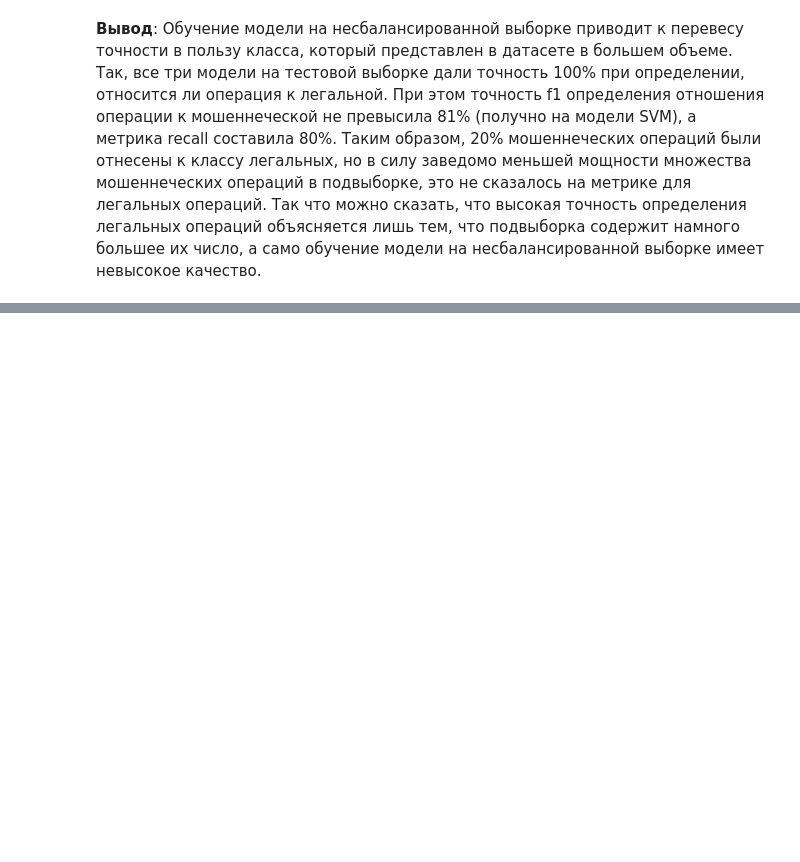
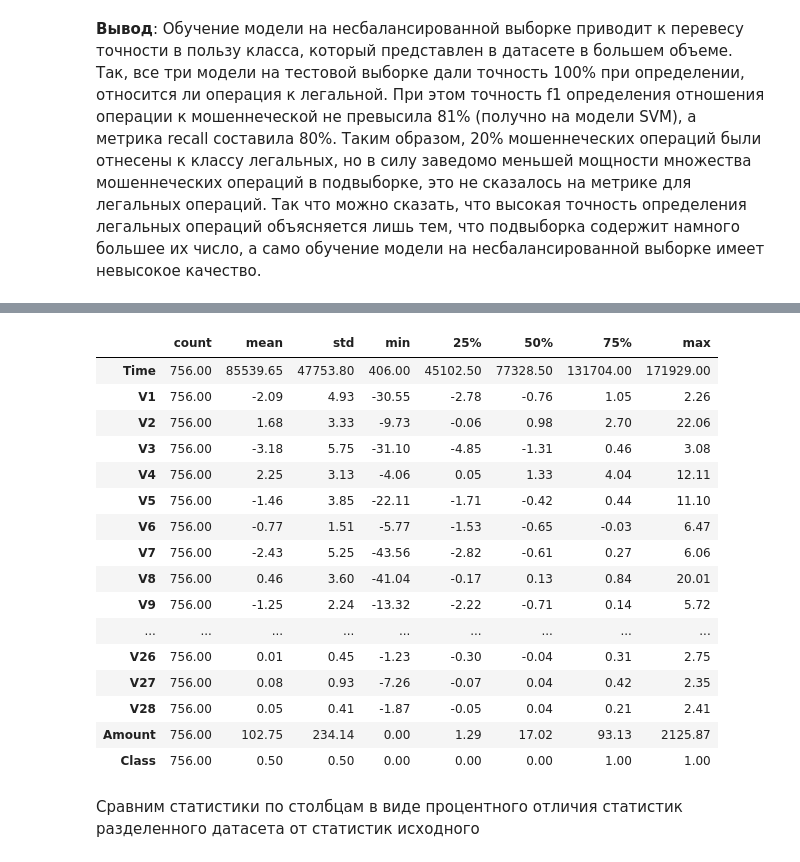
Before and after one commit to EMcHave/ML2, a Jupyter notebook: ML2.ipynb, the cells around one changed output, grey strips where cells are left out. Cells and saved outputs as stored; diff of their text form; code cells hidden in the pictures; blank space fills up the shorter version.

```diff
--- a/ML2.ipynb
+++ b/ML2.ipynb
@@ -423,0 +473,22 @@ ________________________________________________________________________________
+# %%
+x_train_stats
+# %% [output]
+|  | count | mean | std | min | 25% | 50% | 75% | max |
+| Time | 756.00 | 85539.65 | 47753.80 | 406.00 | 45102.50 | 77328.50 | 131704.00 | 171929.00 |
+| V1 | 756.00 | -2.09 | 4.93 | -30.55 | -2.78 | -0.76 | 1.05 | 2.26 |
+| V2 | 756.00 | 1.68 | 3.33 | -9.73 | -0.06 | 0.98 | 2.70 | 22.06 |
+| V3 | 756.00 | -3.18 | 5.75 | -31.10 | -4.85 | -1.31 | 0.46 | 3.08 |
+| V4 | 756.00 | 2.25 | 3.13 | -4.06 | 0.05 | 1.33 | 4.04 | 12.11 |
+| V5 | 756.00 | -1.46 | 3.85 | -22.11 | -1.71 | -0.42 | 0.44 | 11.10 |
+| V6 | 756.00 | -0.77 | 1.51 | -5.77 | -1.53 | -0.65 | -0.03 | 6.47 |
+| V7 | 756.00 | -2.43 | 5.25 | -43.56 | -2.82 | -0.61 | 0.27 | 6.06 |
+| V8 | 756.00 | 0.46 | 3.60 | -41.04 | -0.17 | 0.13 | 0.84 | 20.01 |
+| V9 | 756.00 | -1.25 | 2.24 | -13.32 | -2.22 | -0.71 | 0.14 | 5.72 |
+| ... | ... | ... | ... | ... | ... | ... | ... | ... |
+| V26 | 756.00 | 0.01 | 0.45 | -1.23 | -0.30 | -0.04 | 0.31 | 2.75 |
+| V27 | 756.00 | 0.08 | 0.93 | -7.26 | -0.07 | 0.04 | 0.42 | 2.35 |
+| V28 | 756.00 | 0.05 | 0.41 | -1.87 | -0.05 | 0.04 | 0.21 | 2.41 |
+| Amount | 756.00 | 102.75 | 234.14 | 0.00 | 1.29 | 17.02 | 93.13 | 2125.87 |
+| Class | 756.00 | 0.50 | 0.50 | 0.00 | 0.00 | 0.00 | 1.00 | 1.00 |
+# %% [markdown]
+Сравним статистики по столбцам в виде процентного отличия статистик разделенного датасета от статистик исходного
```
Also changed, not shown: parts of 15 cells of this notebook.
